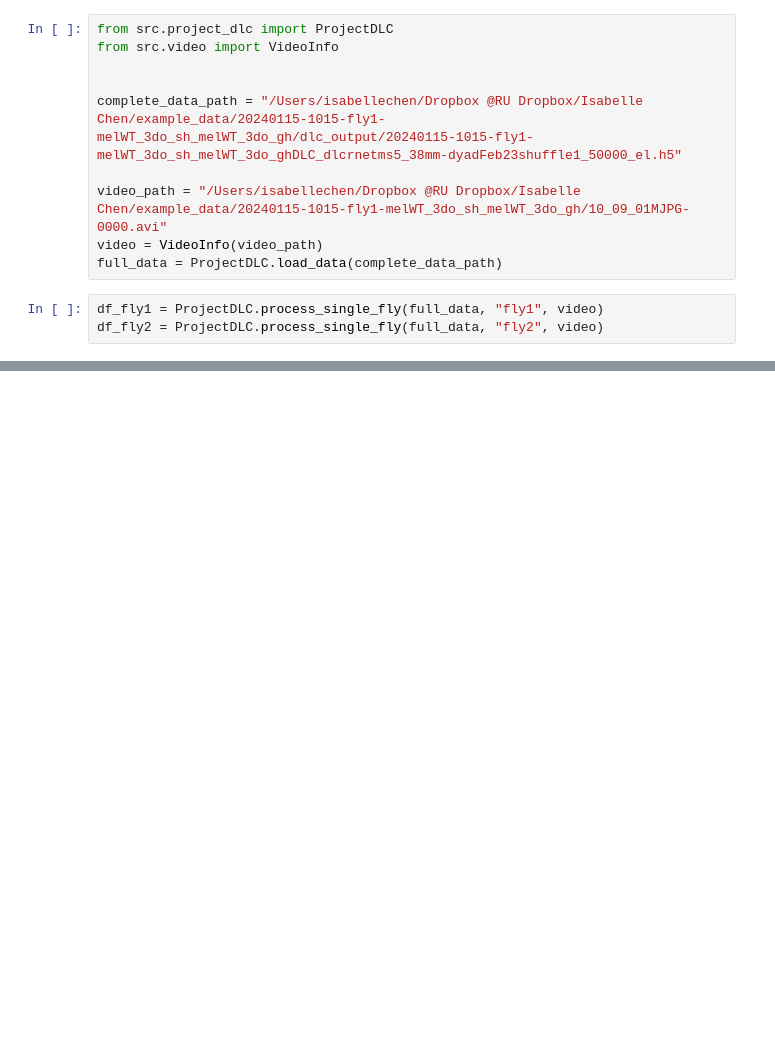
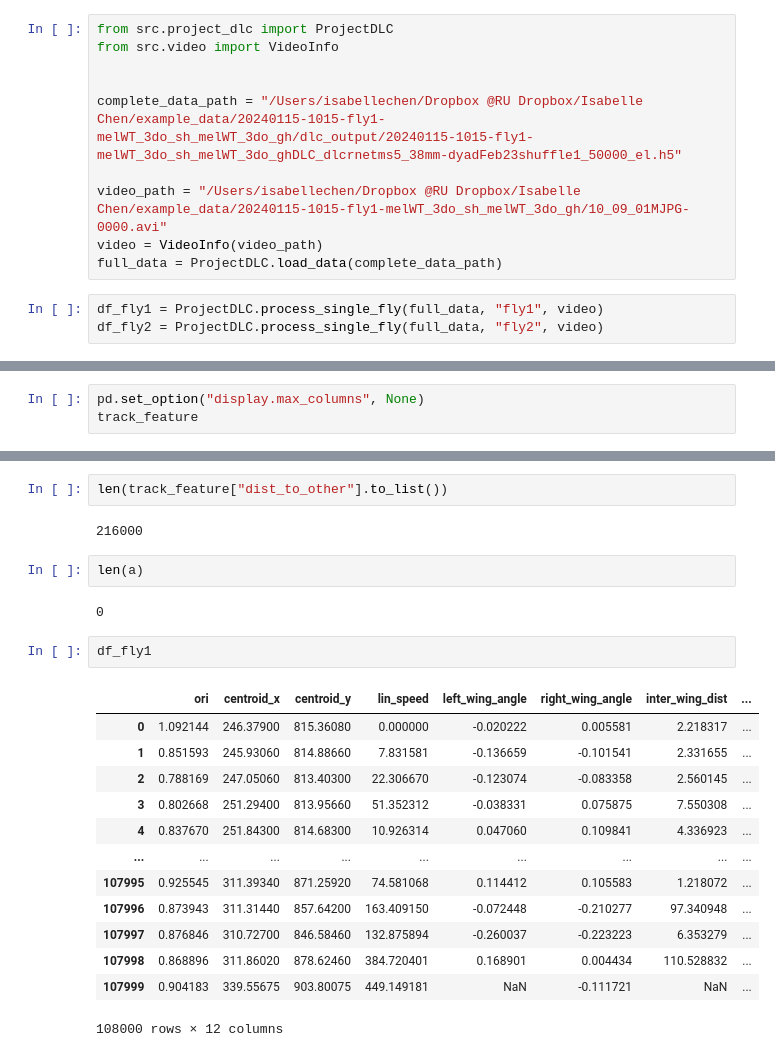
Before and after one commit to Isabelle-C/flytracker_analysis, a Jupyter notebook: src/playground.ipynb, the cells around one changed output, grey strips where cells are left out. Cells and saved outputs as stored; diff of their text form; blank space fills up the shorter version.

```diff
--- a/src/playground.ipynb
+++ b/src/playground.ipynb
@@ -64,0 +54,3 @@ df_fly1, df_fly2 = RelativeMeasurement.get_interfly_params(
+# %%
+pd.set_option("display.max_columns", None)
+track_feature
@@ -64,0 +90,24 @@ df_fly1, df_fly2 = RelativeMeasurement.get_interfly_params(
+# %%
+len(track_feature["dist_to_other"].to_list())
+# %% [output]
+216000
+# %%
+len(a)
+# %% [output]
+0
+# %%
+df_fly1
+# %% [output]
+|  | ori | centroid_x | centroid_y | lin_speed | left_wing_angle | right_wing_angle | inter_wing_dist | ... |
+| 0 | 1.092144 | 246.37900 | 815.36080 | 0.000000 | -0.020222 | 0.005581 | 2.218317 | ... |
+| 1 | 0.851593 | 245.93060 | 814.88660 | 7.831581 | -0.136659 | -0.101541 | 2.331655 | ... |
+| 2 | 0.788169 | 247.05060 | 813.40300 | 22.306670 | -0.123074 | -0.083358 | 2.560145 | ... |
+| 3 | 0.802668 | 251.29400 | 813.95660 | 51.352312 | -0.038331 | 0.075875 | 7.550308 | ... |
+| 4 | 0.837670 | 251.84300 | 814.68300 | 10.926314 | 0.047060 | 0.109841 | 4.336923 | ... |
+| ... | ... | ... | ... | ... | ... | ... | ... | ... |
+| 107995 | 0.925545 | 311.39340 | 871.25920 | 74.581068 | 0.114412 | 0.105583 | 1.218072 | ... |
+| 107996 | 0.873943 | 311.31440 | 857.64200 | 163.409150 | -0.072448 | -0.210277 | 97.340948 | ... |
+| 107997 | 0.876846 | 310.72700 | 846.58460 | 132.875894 | -0.260037 | -0.223223 | 6.353279 | ... |
+| 107998 | 0.868896 | 311.86020 | 878.62460 | 384.720401 | 0.168901 | 0.004434 | 110.528832 | ... |
+| 107999 | 0.904183 | 339.55675 | 903.80075 | 449.149181 | NaN | -0.111721 | NaN | ... |
+108000 rows × 12 columns
```
Also changed, not shown: parts of 7 cells of this notebook, 8 other files.
